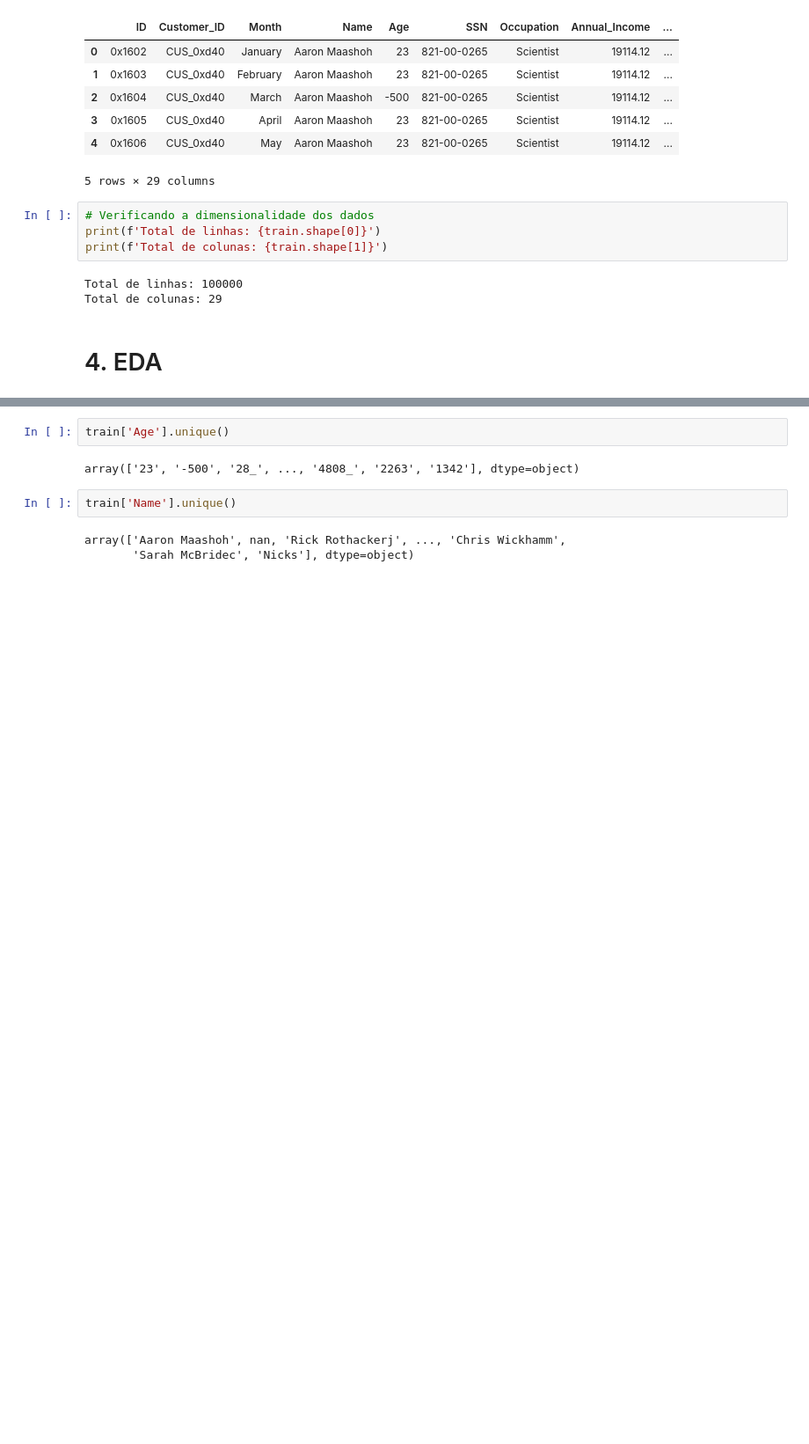
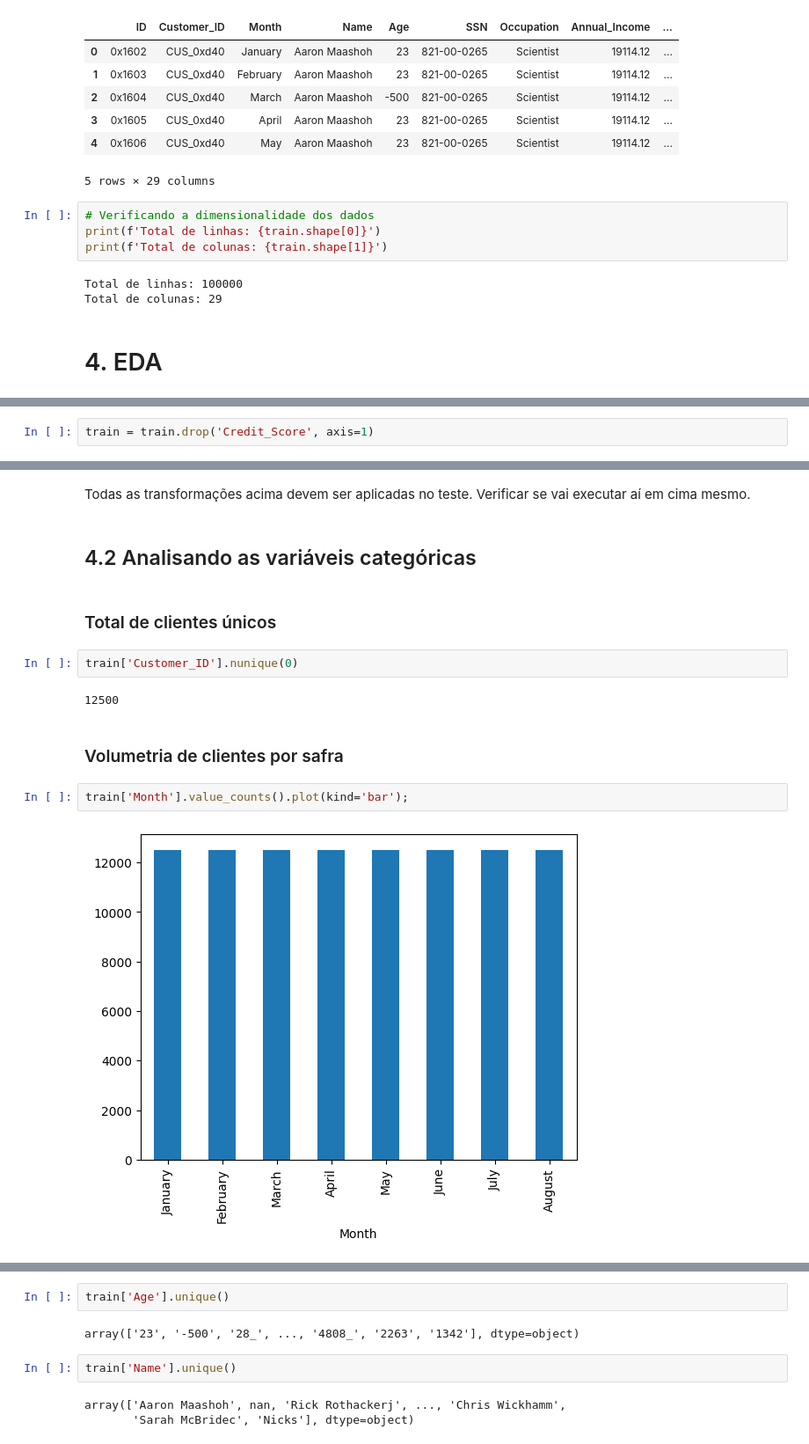
Before and after one commit to deborabmfreitas/credit-score-prediction, a Jupyter notebook: credit-score-prediction.ipynb, the cells around one changed output, grey strips where cells are left out. Shown at 88% size. Drawn from its saved outputs; the diff is of its cells as text; blank space fills up the shorter version.

```diff
--- a/credit-score-prediction.ipynb
+++ b/credit-score-prediction.ipynb
@@ -124,3 +118,5 @@ train.head(17)
+# %%
+train = train.drop('Credit_Score', axis=1)
 # %%
 train.columns
 # %% [output]
@@ -136 +132,17 @@ Index(['ID', 'Customer_ID', 'Month', 'Name', 'Age', 'SSN', 'Occupation',
       dtype='object')
+# %% [markdown]
+Todas as transformações acima devem ser aplicadas no teste. Verificar se vai executar aí em cima mesmo.
+# %% [markdown]
+## 4.2 Analisando as variáveis categóricas
+# %% [markdown]
+### Total de clientes únicos
+# %%
+train['Customer_ID'].nunique(0)
+# %% [output]
+12500
+# %% [markdown]
+### Volumetria de clientes por safra
+# %%
+train['Month'].value_counts().plot(kind='bar');
+# %% [output]
+[figure, added]
```
Also changed, not shown: parts of 29 cells of this notebook.
